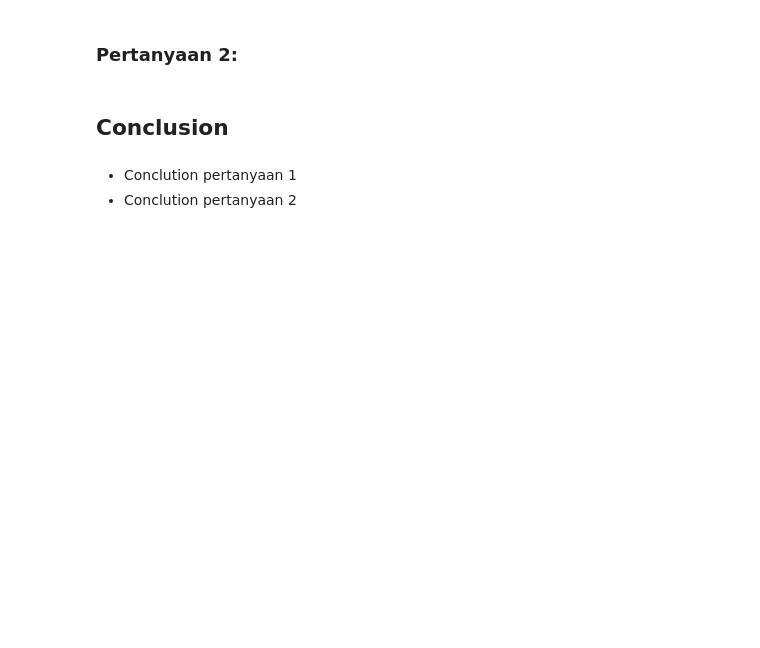
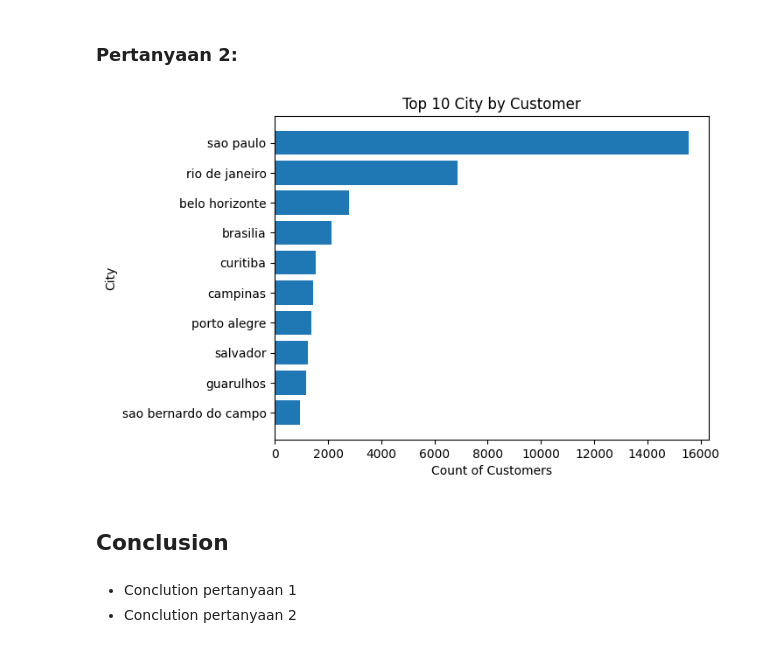
Before and after one commit to alfianfakhrudin2/Data_Analyts_DicodingSub, a Jupyter notebook: Proyek_Analisis_Data.ipynb, the cells around one changed output. Cells and saved outputs as stored; diff of their text form; code cells hidden in the pictures; blank space fills up the shorter version.

```diff
--- a/Proyek_Analisis_Data.ipynb
+++ b/Proyek_Analisis_Data.ipynb
@@ -328,5 +592,21 @@ memory usage: 6.0+ MB
 # %% [markdown]
 ### Pertanyaan 2:
+# %%
+#bungkus jumlah customer_id berdasarkan customer_city dengan variable top_10_customer_city
+top_10_customer_city= dataframe_customer.groupby(by="customer_city").customer_id.nunique().sort_values(ascending=False).head(10)
+#kemudian urutkan Secara ascending
+top_10_customer_city = top_10_customer_city.sort_values(ascending=True)
+#ambil nilai nama kota  bungkus menggunkan variable
+nama_kota_terbanyak = top_10_customer_city.index.tolist()
+
+plt.barh(y=nama_kota_terbanyak, width=top_10_customer_city)
+plt.ylabel("City")
+plt.xlabel("Count of Customers")
+plt.title("Top 10 City by Customer")
+
+plt.show()
+# %% [output]
+[figure, added]
 # %% [markdown]
 ## Conclusion
 # %% [markdown]
```
Also changed, not shown: parts of 38 cells of this notebook.
